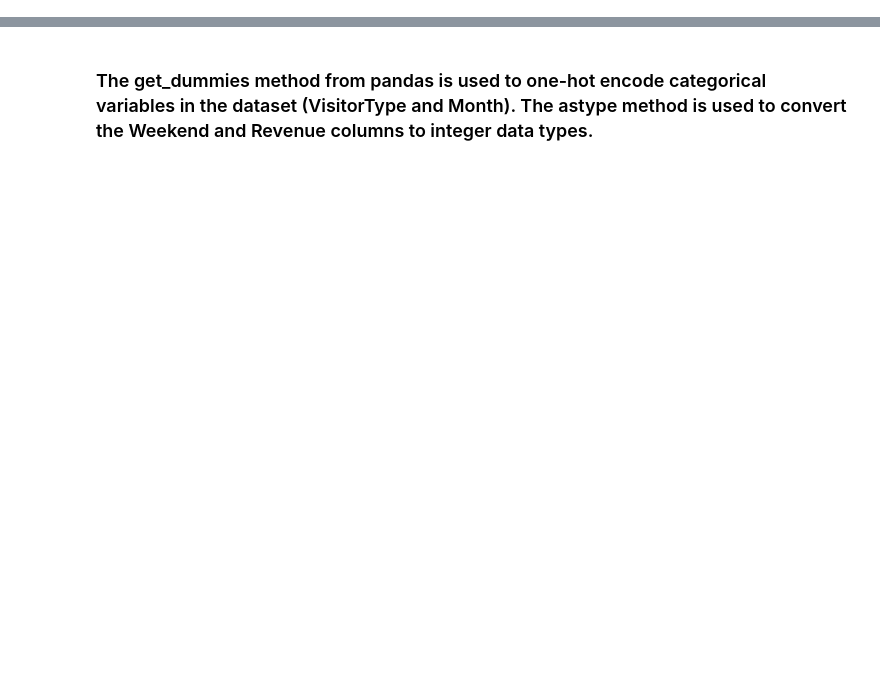
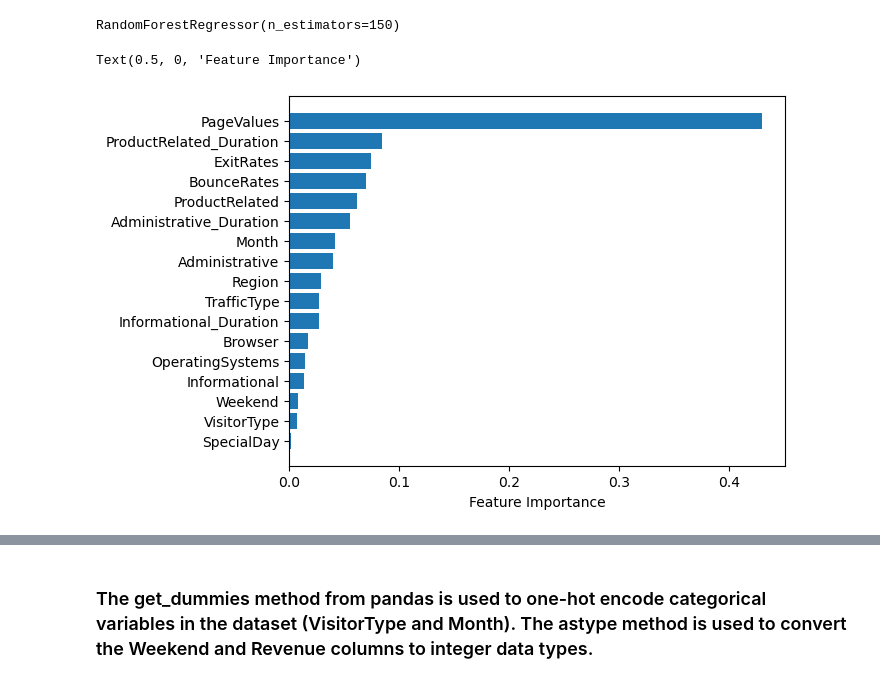
Before and after one commit to RoshanPaudyal/Project-3, a Jupyter notebook: Customer_Intention.ipynb, the cells around one changed output, grey strips where cells are left out. Cells and saved outputs as stored; diff of their text form; code cells hidden in the pictures; blank space fills up the shorter version.

```diff
--- a/Customer_Intention.ipynb
+++ b/Customer_Intention.ipynb
@@ -6,0 +10,4 @@ from collections import Counter
+# %%
+df = pd.read_csv("Resources/online_shoppers_intention.csv")
+df.head()
+print(df.dtypes)
@@ -7,2 +34,31 @@ from collections import Counter
+# %%
+non_numeric_columns = 'Month', 'VisitorType', 'Weekend', 'Revenue'
+
+# Create an instance of the OrdinalEncoder
+encoder = OrdinalEncoder()
+
+for col in non_numeric_columns:
+    encoder.fit(df[[col]])
+    df[col] = encoder.transform(df[[col]])
+# %%
+X = df.drop('Revenue', axis=1)
+y = df['Revenue']
+X_train, X_test, y_train, y_test = train_test_split(
+    X, y, test_size=0.25, random_state=42)
+# %%
+rf = RandomForestRegressor(n_estimators=150)
+rf.fit(X_train, y_train)
+# %% [output]
+RandomForestRegressor(n_estimators=150)
+# %%
+# create a list of column labels from the integer indices
+labels = X.columns[sort]
+
+# plot the feature importances with the column labels
+plt.barh(labels, rf.feature_importances_[sort])
+plt.xlabel("Feature Importance")
+# %% [output]
+Text(0.5, 0, 'Feature Importance')
+[figure, added]
 # %%
 # load dataset
```
Also changed, not shown: parts of 8 cells of this notebook.
